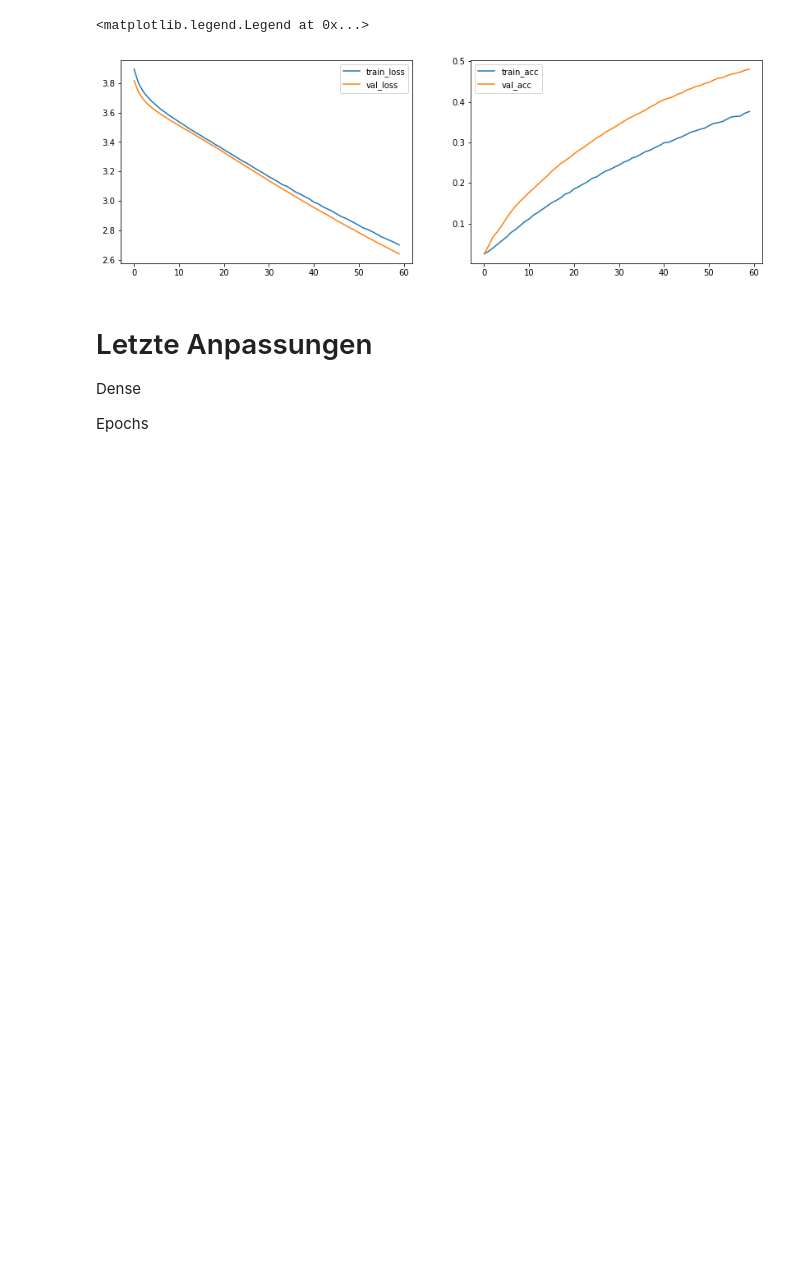
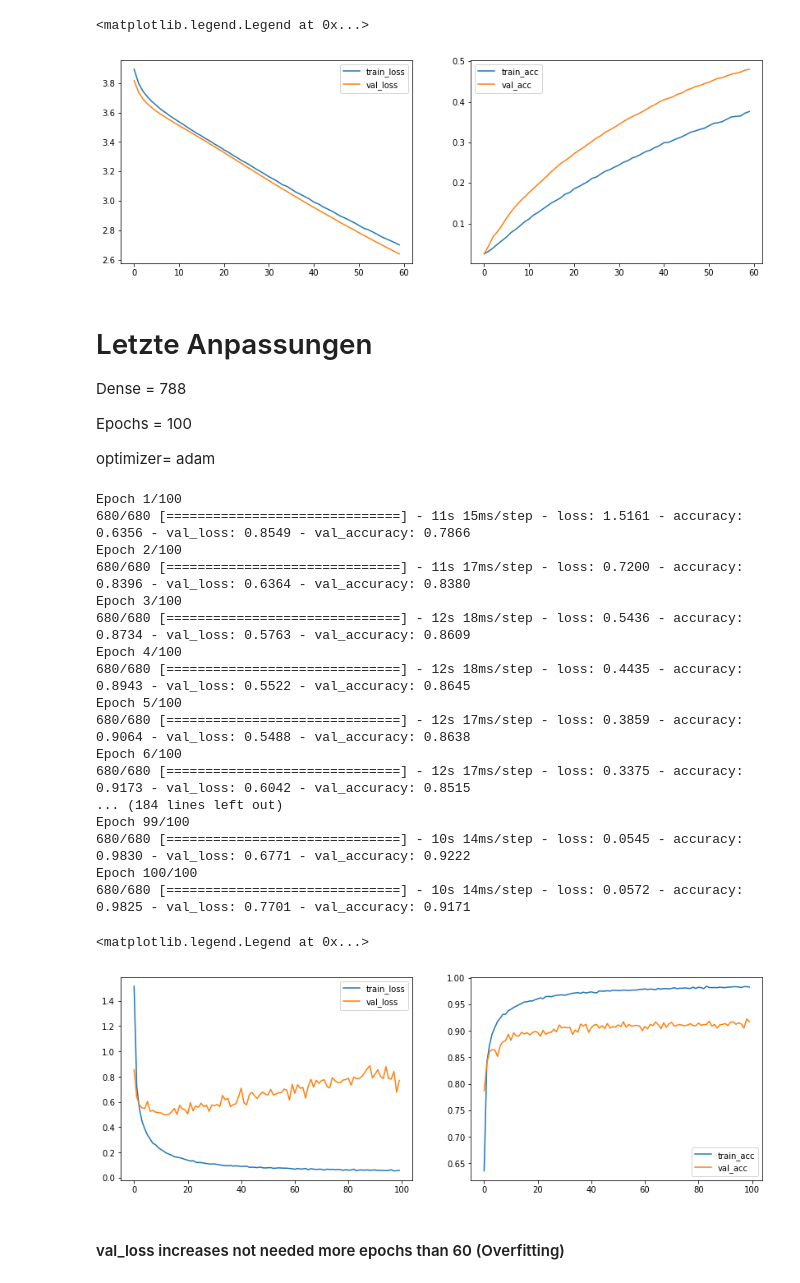
Before and after one commit to nmaaiken/neuro_modularbeit, a Jupyter notebook: 1_Hidden_Layer.ipynb, the cells around one changed output. Cells and saved outputs as stored; diff of their text form; code cells hidden in the pictures; blank space fills up the shorter version.

Commit message:
Epoch and Dense change in adam

```diff
--- a/1_Hidden_Layer.ipynb
+++ b/1_Hidden_Layer.ipynb
@@ -656,6 +734,66 @@ Epoch 60/60
 # %% [markdown]
 # Letzte Anpassungen
 
-Dense
+Dense = 788
 
-Epochs
+Epochs = 100
+
+optimizer= adam
+# %%
+# Definition Topologie des Netzes
+three_layer_mlp_dropout_30 = Sequential()
+three_layer_mlp_dropout_30.add(Dense(788, activation ='relu', input_dim=1024))
+three_layer_mlp_dropout_30.add(Dropout(0.4))
+three_layer_mlp_dropout_30.add(Dense(43, activation='softmax'))
+
+#Lernprozess konfigurieren
+three_layer_mlp_dropout_30.compile(loss='categorical_crossentropy',
+              optimizer='adam',
+              metrics=['accuracy'])
+
+#Early Stopping implementieren -> Vermeidet Overfitting nach Anstieg z.B. von val_loss=0,02
+#   early_stopping = EarlyStopping(monitor="val_loss", min_delta=0.02, patience=12, verbose=1, restore_best_weights=True, start_from_epoch=15)
+
+# Modell trainieren
+three_layer_mlp_dropout_30_history = three_layer_mlp_dropout_30.fit(x_train_gray, y_train_gray,
+          epochs=100, #Anzahl Trainingsepochen
+          batch_size=128, #Batch-Size
+          verbose=1,
+          validation_data=(x_test_gray, y_test_gray),
+          #  callbacks=[early_stopping]
+)
+#plt.plot(dnn_no_dropout_history.history['accuracy'], label='train_acc')
+#plt.plot(dnn_no_dropout_history.history['val_accuracy'], label='val_acc')
+plt.figure(figsize=(14,10))
+
+plt.subplot(221)
+plt.plot(three_layer_mlp_dropout_30_history.history['loss'], label='train_loss')
+plt.plot(three_layer_mlp_dropout_30_history.history['val_loss'], label='val_loss')
+plt.legend(['train_loss', 'val_loss'])
+
+plt.subplot(222)
+plt.plot(three_layer_mlp_dropout_30_history.history['accuracy'], label='train_acc')
+plt.plot(three_layer_mlp_dropout_30_history.history['val_accuracy'], label='val_acc')
+plt.legend(['train_acc', 'val_acc'])
+# %% [output]
+Epoch 1/100
+680/680 [==============================] - 11s 15ms/step - loss: 1.5161 - accuracy: 0.6356 - val_loss: 0.8549 - val_accuracy: 0.7866
+Epoch 2/100
+680/680 [==============================] - 11s 17ms/step - loss: 0.7200 - accuracy: 0.8396 - val_loss: 0.6364 - val_accuracy: 0.8380
+Epoch 3/100
+680/680 [==============================] - 12s 18ms/step - loss: 0.5436 - accuracy: 0.8734 - val_loss: 0.5763 - val_accuracy: 0.8609
+Epoch 4/100
+680/680 [==============================] - 12s 18ms/step - loss: 0.4435 - accuracy: 0.8943 - val_loss: 0.5522 - val_accuracy: 0.8645
+Epoch 5/100
+680/680 [==============================] - 12s 17ms/step - loss: 0.3859 - accuracy: 0.9064 - val_loss: 0.5488 - val_accuracy: 0.8638
+Epoch 6/100
+680/680 [==============================] - 12s 17ms/step - loss: 0.3375 - accuracy: 0.9173 - val_loss: 0.6042 - val_accuracy: 0.8515
+... (184 lines left out)
+Epoch 99/100
+680/680 [==============================] - 10s 14ms/step - loss: 0.0545 - accuracy: 0.9830 - val_loss: 0.6771 - val_accuracy: 0.9222
+Epoch 100/100
+680/680 [==============================] - 10s 14ms/step - loss: 0.0572 - accuracy: 0.9825 - val_loss: 0.7701 - val_accuracy: 0.9171
+<matplotlib.legend.Legend at 0x...>
+[figure, added]
+# %% [markdown]
+#### val_loss increases not needed more epochs than 60 (Overfitting)
```
Also changed, not shown: parts of 5 cells of this notebook.
